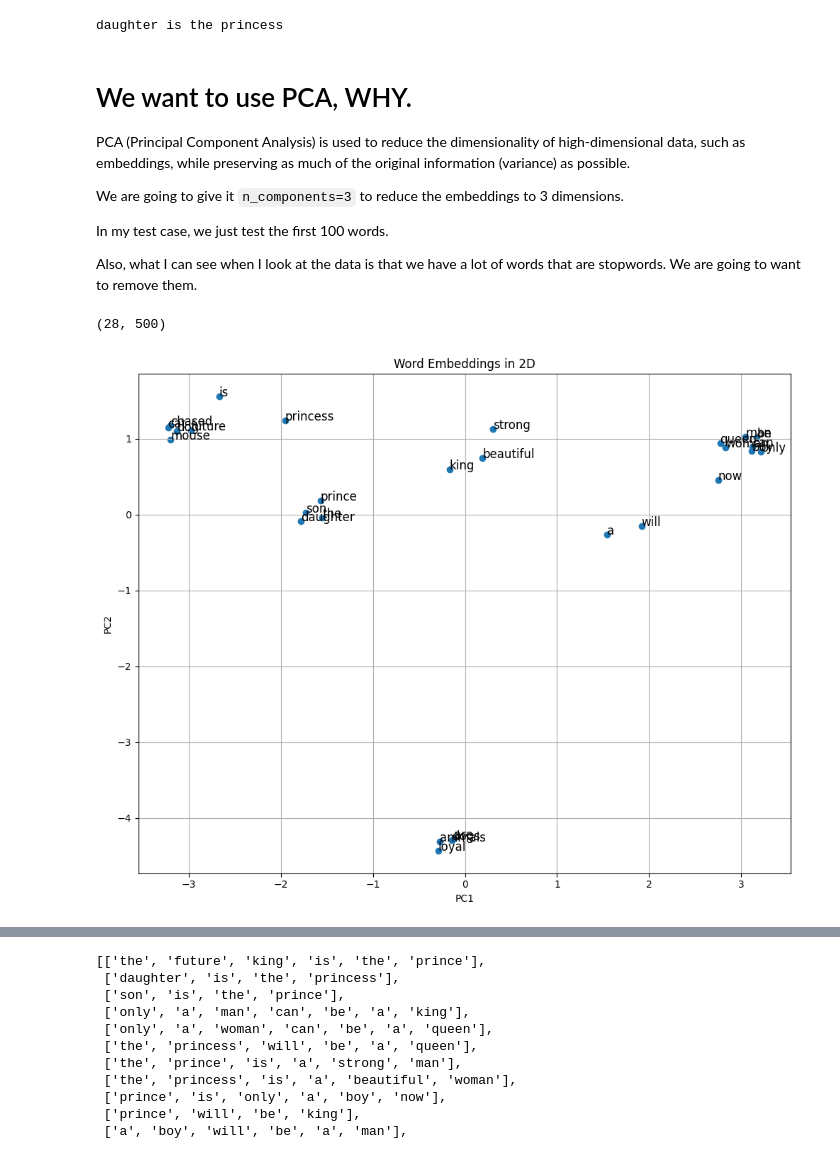
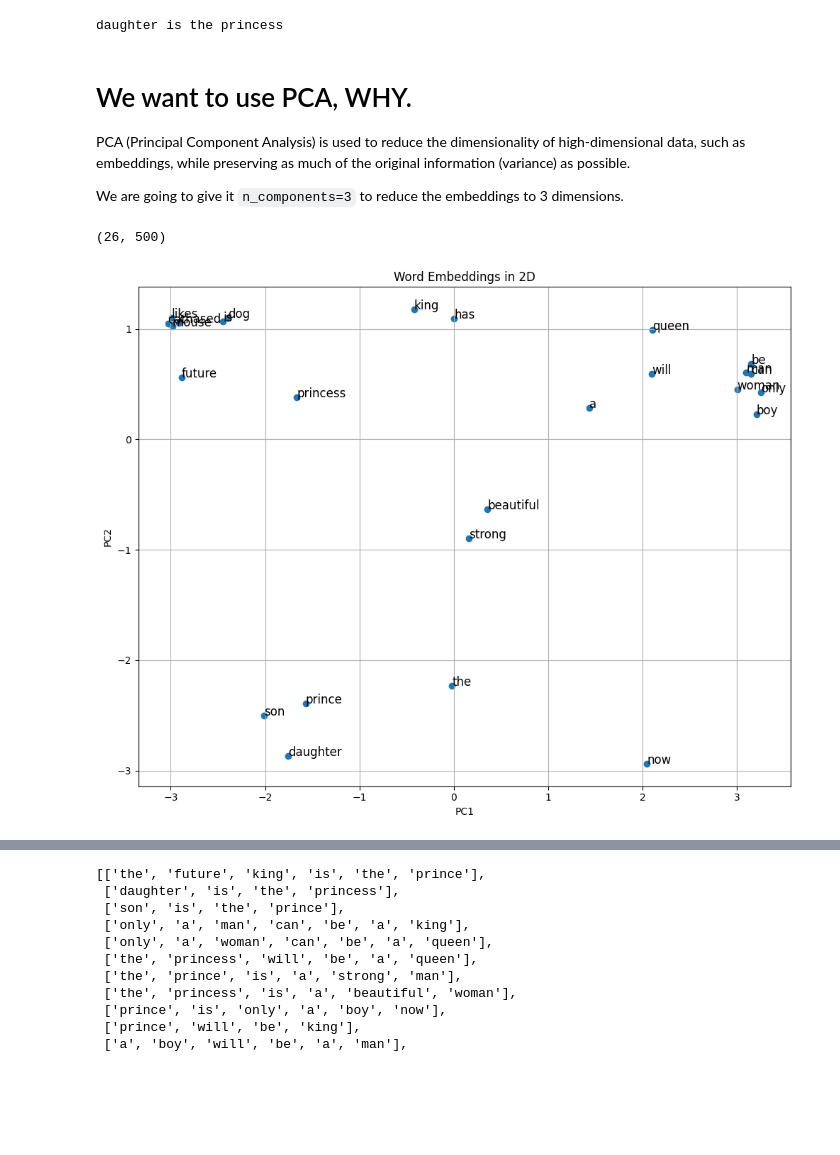
Before and after one commit to MorrisSimons/building_vectorstore_from_scratch, a Jupyter notebook: exp4_final_custom_vector_store.ipynb, the cells around one changed output, grey strips where cells are left out. Cells and saved outputs as stored; diff of their text form; code cells hidden in the pictures; blank space fills up the shorter version.

```diff
--- a/exp4_final_custom_vector_store.ipynb
+++ b/exp4_final_custom_vector_store.ipynb
@@ -17,7 +17,7 @@ VECTOR_SIZE = 500
 WINDOW      = 5
 MIN_COUNT   = 5
 WORKERS     = 4
-MAX_WORDS_IN_BATCH = 1000
+MAX_WORDS_IN_BATCH = 100
 # %% [markdown]
 ### CustomLineSentence
 # %%
@@ -450,45 +451,41 @@ daughter is the princess
 PCA (Principal Component Analysis) is used to reduce the dimensionality of high-dimensional data, such as embeddings, while preserving as much of the original information (variance) as possible.
 
 We are going to give it `n_components=3` to reduce the embeddings to 3 dimensions.
-
-In my test case, we just test the first 100 words.
-
-Also, what I can see when I look at the data is that we have a lot of words that are stopwords. We are going to want to remove them.
 # %%
 from sklearn.decomposition import PCA
 import matplotlib.pyplot as plt
 import numpy as np
 
-numOfWords = 28
+numOfWords = 26
 
 # Extract word vectors from the model
 words = doc2vec_model.word_model.index_to_key[:numOfWords]
 word_vectors = [doc2vec_model.word_model.wv[word] for word in words]
 weights = np.array(word_vectors)
 
 print(weights.shape)  # (number of words, vector size)
 
 # Reduce vectors to 2D
 pca = PCA(n_components=2)
 weights_2d = pca.fit_transform(weights)
 
 # Plot the words in 2D
 plt.figure(figsize=(10, 8))
 plt.scatter(weights_2d[:, 0], weights_2d[:, 1])
 
 # Annotate points with words
 for i in range(numOfWords):
     plt.annotate(words[i], (weights_2d[i, 0], weights_2d[i, 1]), fontsize=12)
 
 plt.xlabel('PC1')
 plt.ylabel('PC2')
 plt.title('Word Embeddings in 2D')
 plt.grid(True)
 plt.tight_layout()
 plt.show()
 # %% [output]
-(28, 500)
+(26, 500)
-[figure, old version]
+[figure, new version]
 # %%
 from sklearn.manifold import TSNE
 import numpy as np
```
Also changed, not shown: parts of 8 cells of this notebook, 5 other files.
